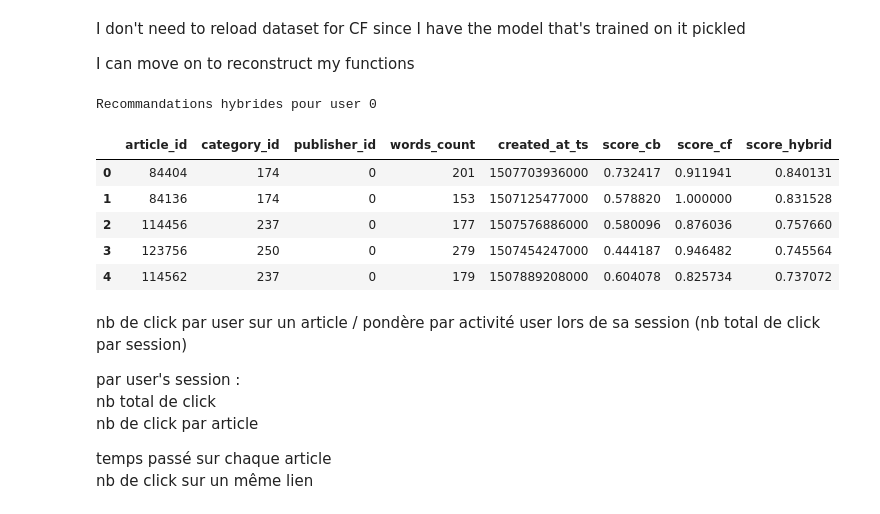
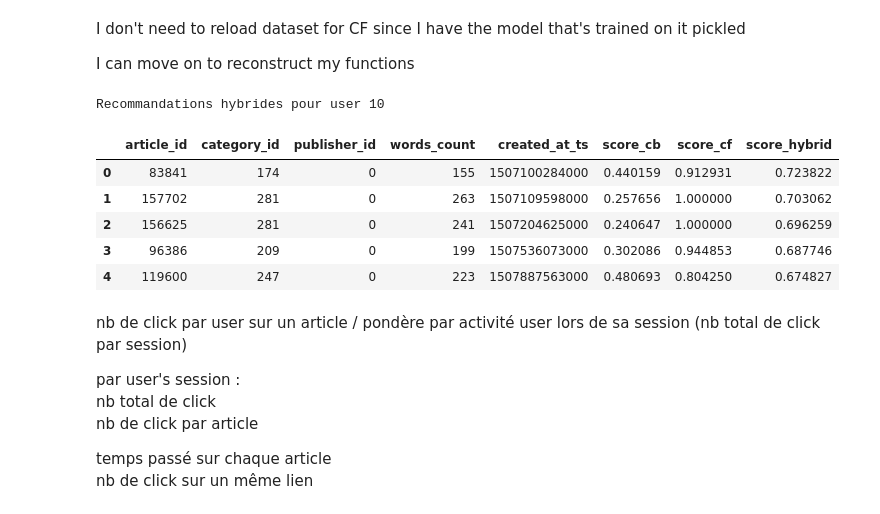
Before and after one commit to Apoxys/OCR-AIEngineer-P10, a Jupyter notebook: Hybrid_recommendation.ipynb, the cells around one changed output. Drawn from its saved outputs; the diff is of its cells as text; code cells hidden in the pictures.

```diff
--- a/Hybrid_recommendation.ipynb
+++ b/Hybrid_recommendation.ipynb
@@ -95,7 +95,7 @@ Shape embeddings : (364047, 250)
 Articles dans data_articles : 364047, Lignes embeddings : 364047
 # %%
 # 4.1. Instancier NearestNeighbors
-CF_RADIUS = 500  # nombre de voisins à rescanner pour le blending
+CF_RADIUS = n_data_articles  # nombre de voisins à rescanner pour le blending
 nn_index = NearestNeighbors(n_neighbors=CF_RADIUS, metric="cosine", algorithm="auto")
 
 # 4.2. Entraîner l’index sur l’ensemble des embeddings
@@ -233,28 +233,28 @@ def recommend_hybrid(user_id, user_clicks, k=10, alpha=0.5, total_candidates=CF_
     ]].reset_index(drop=True)
 # %%
 # Exemple : user_id=1234 a cliqué sur ces articles
-test_user_id    = 0
+test_user_id    = 10
 test_user_clicks = [81937, 112847]  # historique des articles cliqués
 
 # On appelle la fonction hybride
 recs = recommend_hybrid(
     user_id=test_user_id,
     user_clicks=test_user_clicks,
     k=5,
     alpha=0.6,            # 60% CF / 40% CB
-    total_candidates=35000
+    total_candidates=n_data_articles
 )
 
 print("Recommandations hybrides pour user", test_user_id)
 recs
 # %% [output]
-Recommandations hybrides pour user 0
+Recommandations hybrides pour user 10
 |  | article_id | category_id | publisher_id | words_count | created_at_ts | score_cb | score_cf | score_hybrid |
-| 0 | 84404 | 174 | 0 | 201 | 1507703936000 | 0.732417 | 0.911941 | 0.840131 |
-| 1 | 84136 | 174 | 0 | 153 | 1507125477000 | 0.578820 | 1.000000 | 0.831528 |
-| 2 | 114456 | 237 | 0 | 177 | 1507576886000 | 0.580096 | 0.876036 | 0.757660 |
-| 3 | 123756 | 250 | 0 | 279 | 1507454247000 | 0.444187 | 0.946482 | 0.745564 |
-| 4 | 114562 | 237 | 0 | 179 | 1507889208000 | 0.604078 | 0.825734 | 0.737072 |
+| 0 | 83841 | 174 | 0 | 155 | 1507100284000 | 0.440159 | 0.912931 | 0.723822 |
+| 1 | 157702 | 281 | 0 | 263 | 1507109598000 | 0.257656 | 1.000000 | 0.703062 |
+| 2 | 156625 | 281 | 0 | 241 | 1507204625000 | 0.240647 | 1.000000 | 0.696259 |
+| 3 | 96386 | 209 | 0 | 199 | 1507536073000 | 0.302086 | 0.944853 | 0.687746 |
+| 4 | 119600 | 247 | 0 | 223 | 1507887563000 | 0.480693 | 0.804250 | 0.674827 |
 # %% [markdown]
 nb de click par user sur un article / pondère par activité user lors de sa session (nb total de click par session)
 
```
Also changed, not shown: parts of 1 cell of this notebook, 2 other files.
